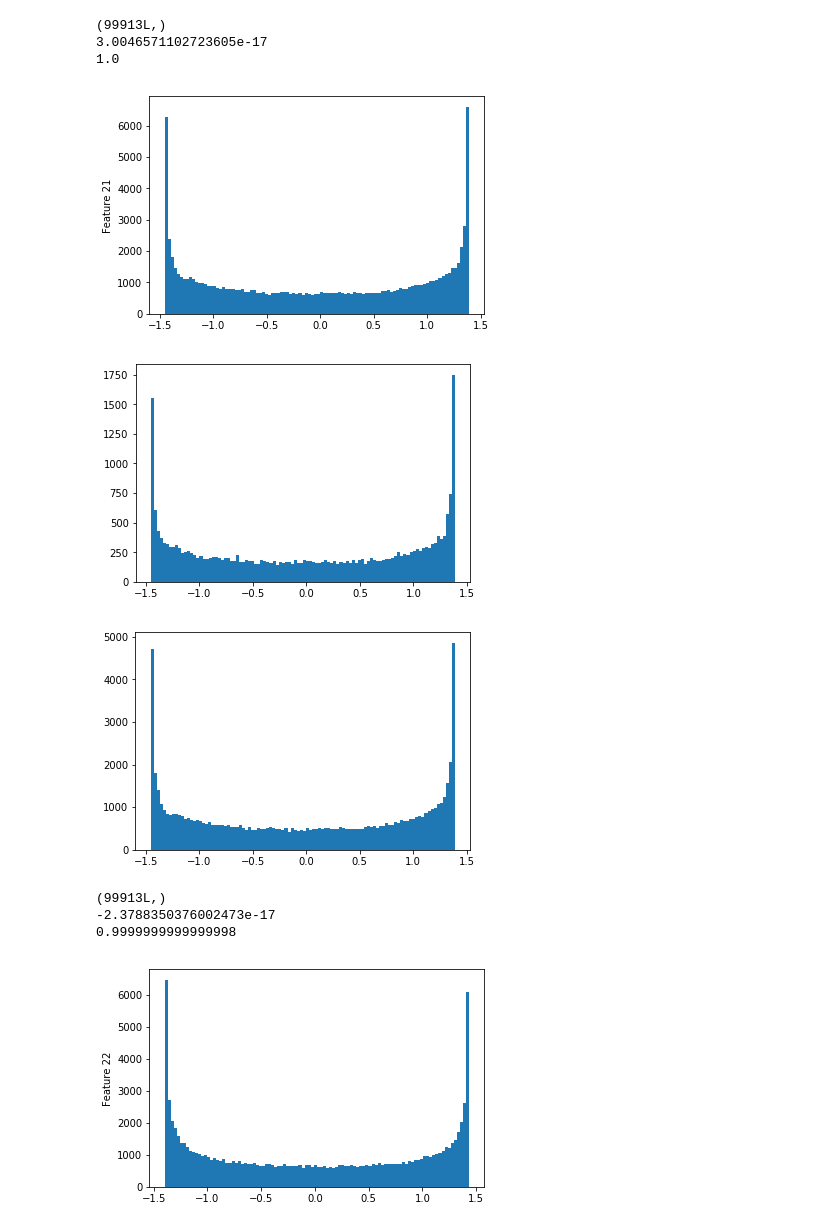
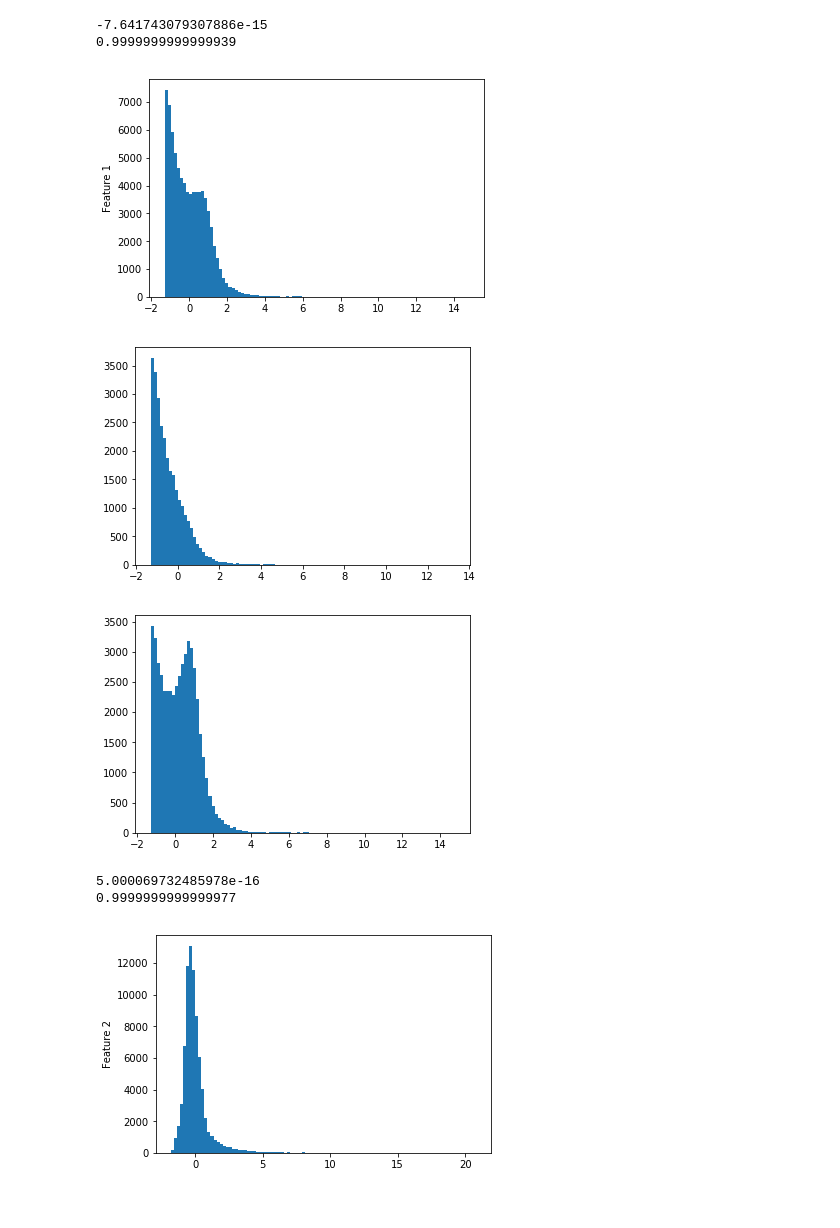
Before and after one commit to GTaf/ML_project_1, a Jupyter notebook: proj_TPJ.ipynb, the cells around one changed output. Saved outputs shown, nothing was run; the diff lists cells and outputs as text; code cells hidden in the pictures.

```diff
--- a/proj_TPJ.ipynb
+++ b/proj_TPJ.ipynb
@@ -120,10 +124,0 @@ ValueError: The truth value of an array with more than one element is ambiguous.
-# %%
-yb = np.array([yb0,yb1,yb2,yb3])
-data = np.array([data0,data1,data2,data3])
-ids = np.array([ids0,ids1,ids2,ids3])
-
-ybt = np.array([yb0t,yb1t,yb2t,yb3t])
-datat = np.array([data0t,data1t,data2t,data3t])
-idst = np.array([ids0t,ids1t,ids2t,ids3t])
-
-w0, w1, w2, w3 = least_squares_implementation(yb, data, ids, 10)
@@ -130,11 +135,12 @@ w0, w1, w2, w3 = least_squares_implementation(yb, data, ids, 10)
 # %%
 def histo(index_feature, yb, data,bins):
+
     data_array = data[:,index_feature]
-    print data_array.shape
+    data_mask = np.where(yb>0, True, False) # Transforming in a boolean mask
 
-    data_mask = np.where(yb>0, True, False) # Transforming in a boolean mask
     print np.mean(data_array)
     print np.std(data_array)
+
     plt.hist(data_array,bins)
     plt.ylabel("Feature "+str(i))
     plt.figure()
@@ -142,6 +148,7 @@ def histo(index_feature, yb, data,bins):
     plt.figure()
     plt.hist(data_array[np.invert(data_mask)],bins)
     plt.show()
-for i in range(20,30):
-    histo(i,yb0, data0,100)
+
+for i in range(36):
+    histo(i,train_list[1], train_list[5],100)
 # %% [output]
@@ -154,10 +160,8 @@ for i in range(20,30):
-(99913L,)
-3.0046571102723605e-17
-1.0
+-7.641743079307886e-15
+0.9999999999999939
-[figure, old version]
+[figure, new version]
-[figure, old version]
+[figure, new version]
-[figure, old version]
+[figure, new version]
-(99913L,)
--2.3788350376002473e-17
-0.9999999999999998
+5.000069732485978e-16
+0.9999999999999977
-[figure, old version]
+[figure, new version]
```
Also changed, not shown: parts of 17 cells of this notebook, 2 other files.
